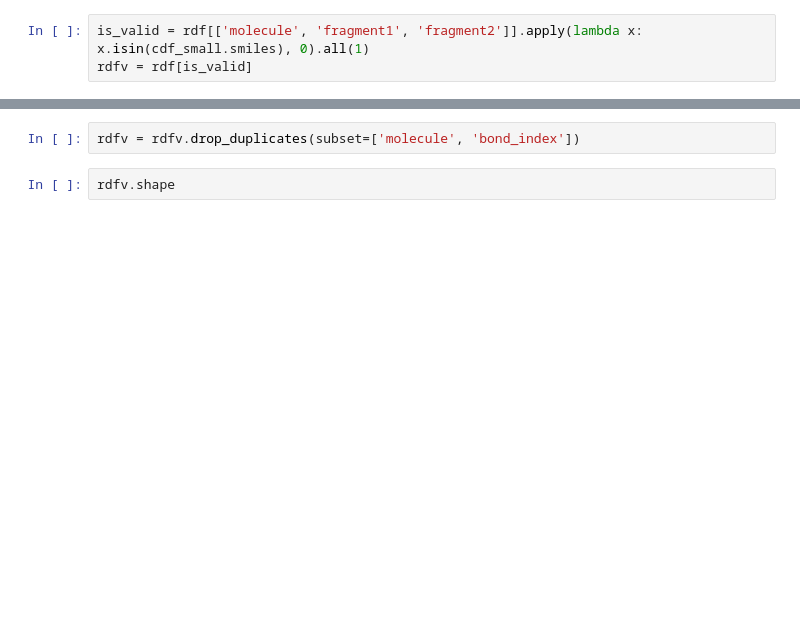
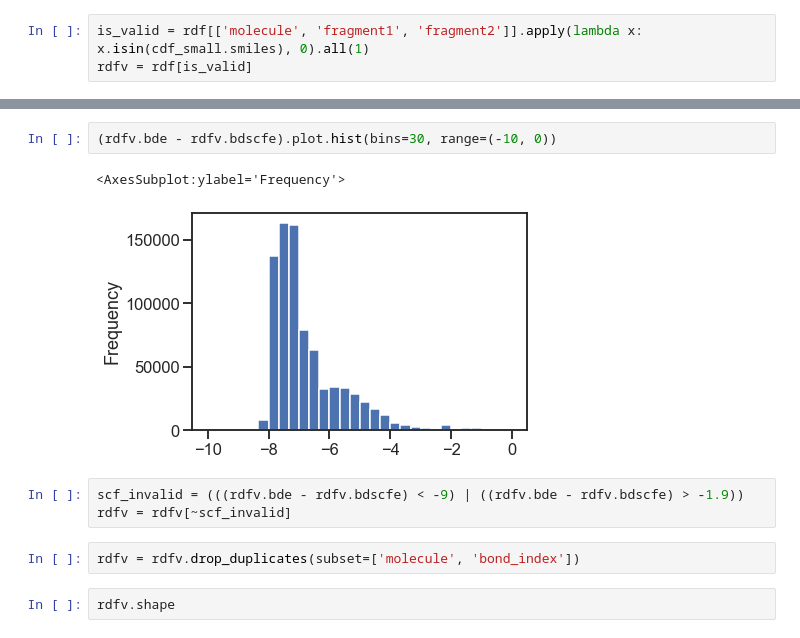
Before and after one commit to pstjohn/bde_tf2, a Jupyter notebook: pull_rdf_database.ipynb, the cells around one changed output, grey strips where cells are left out. Drawn from its saved outputs; the diff is of its cells as text; blank space fills up the shorter version.

```diff
--- a/pull_rdf_database.ipynb
+++ b/pull_rdf_database.ipynb
@@ -99,3 +137,11 @@ len(rdfv)
+# %%
+(rdfv.bde - rdfv.bdscfe).plot.hist(bins=30, range=(-10, 0))
+# %% [output]
+<AxesSubplot:ylabel='Frequency'>
+[figure, added]
+# %%
+scf_invalid = (((rdfv.bde - rdfv.bdscfe) < -9) | ((rdfv.bde - rdfv.bdscfe) > -1.9))
+rdfv = rdfv[~scf_invalid]
 # %%
 rdfv = rdfv.drop_duplicates(subset=['molecule', 'bond_index'])
 # %%
```
Also changed, not shown: parts of 22 cells of this notebook, 1 other file.
